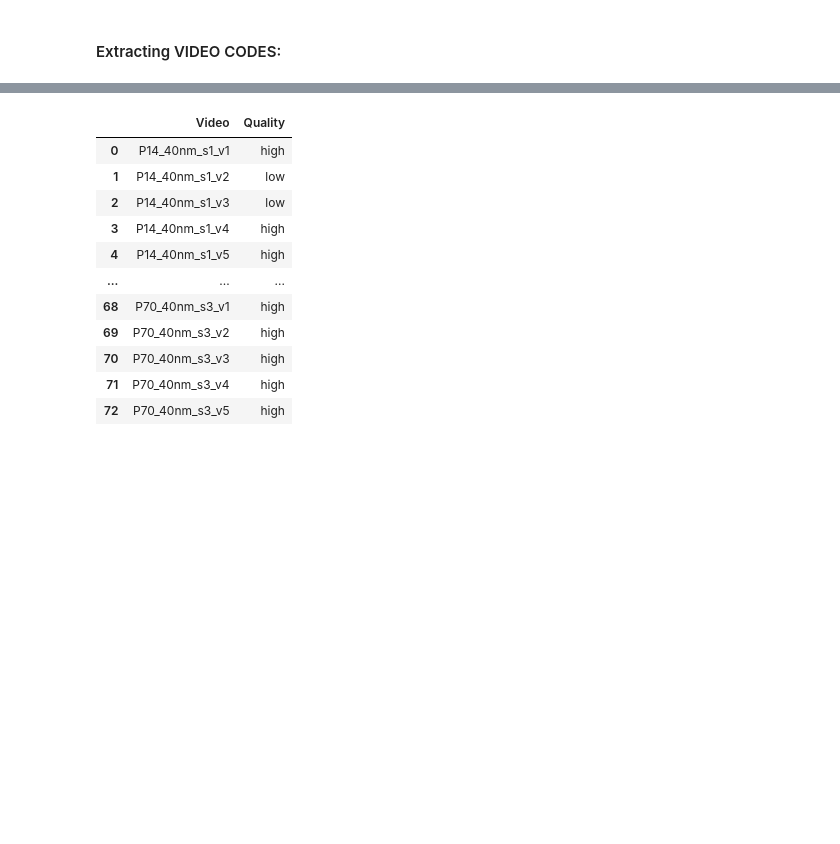
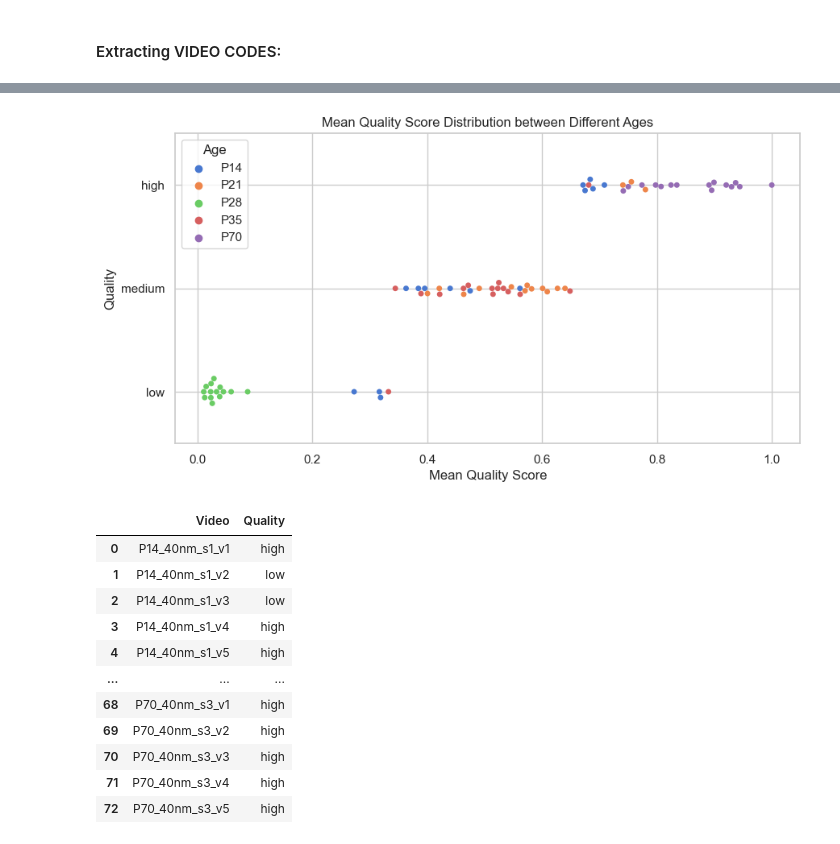
Before and after one commit to MPT-project-W24/mpt-statistical-testing, a Jupyter notebook: Workspaces/MPT_data_explore.ipynb, the cells around one changed output, grey strips where cells are left out. Cells and saved outputs as stored; diff of their text form; code cells hidden in the pictures; blank space fills up the shorter version.

```diff
--- a/Workspaces/MPT_data_explore.ipynb
+++ b/Workspaces/MPT_data_explore.ipynb
@@ -451,6 +517,6 @@ vid_codes.sort()
 # data_quality['features_P35_brain_2_slice_1_vid_1'].drop(columns = ['X','Y'])
 # # msd_data
 # %%
-merge_data = {}
-for code in vid_codes:
-    merge_data[code] = pd.merge(msd_data['msd_' + code], data_quality['features_' + code].drop(columns=['X','Y']), on='Track_ID', how='left')
+# merge_data = {}
+# for code in vid_codes:
+#     merge_data[code] = pd.merge(msd_data['msd_' + code], data_quality['features_' + code].drop(columns=['X','Y']), on='Track_ID', how='left')
@@ -485,6 +647,7 @@ qualities
 # %%
-# Look at the quality metric
-# percentage of qualities in 1 video - bar chart
+video_quality_distruibution_by_age(feature_path, msd_path, data_quality)
+# %% [output]
+[figure, added]
 # %%
 # plt.plot(data['Video'],data['Quality'])
 
```
Also changed, not shown: parts of 18 cells of this notebook.
